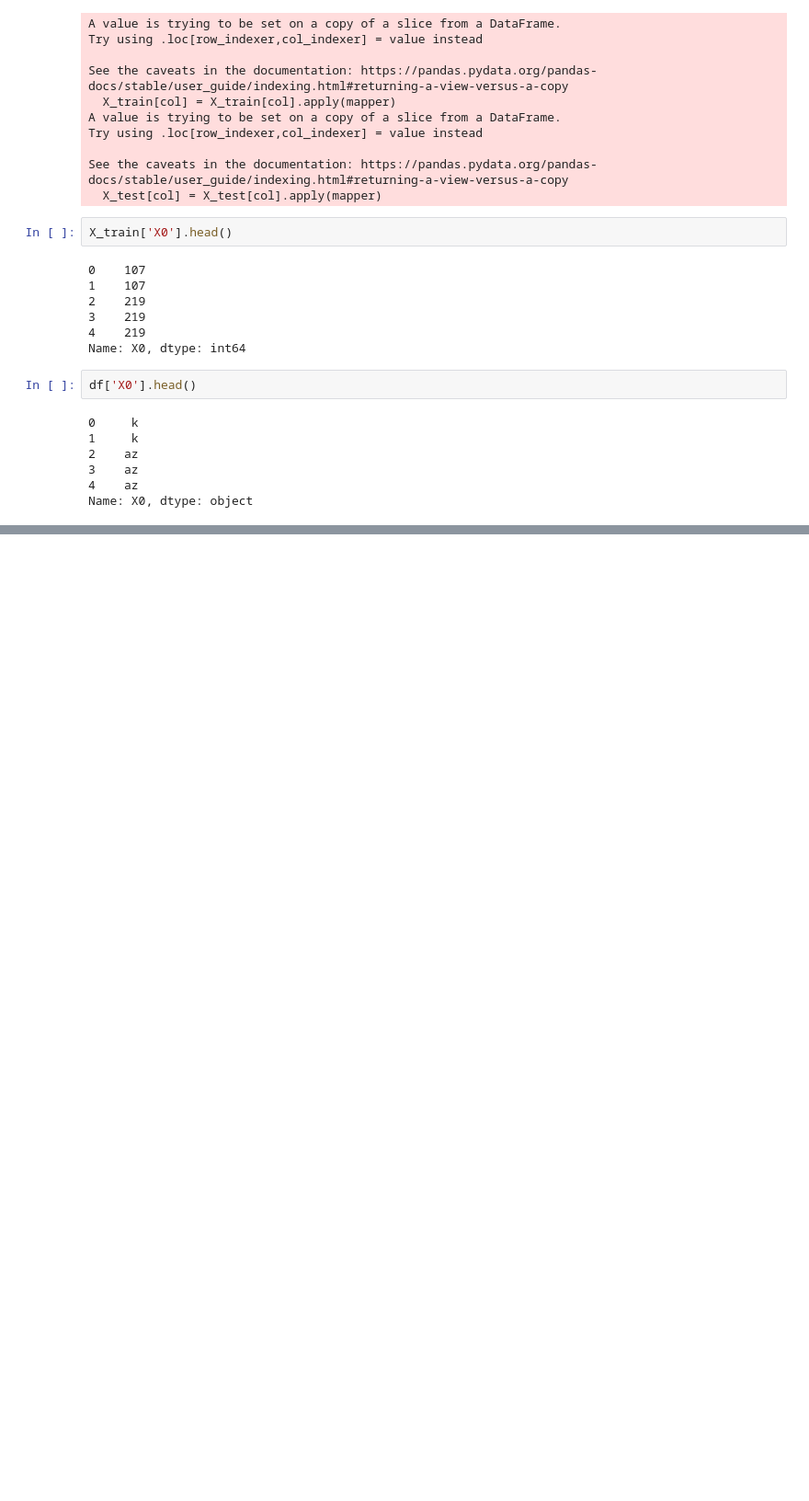
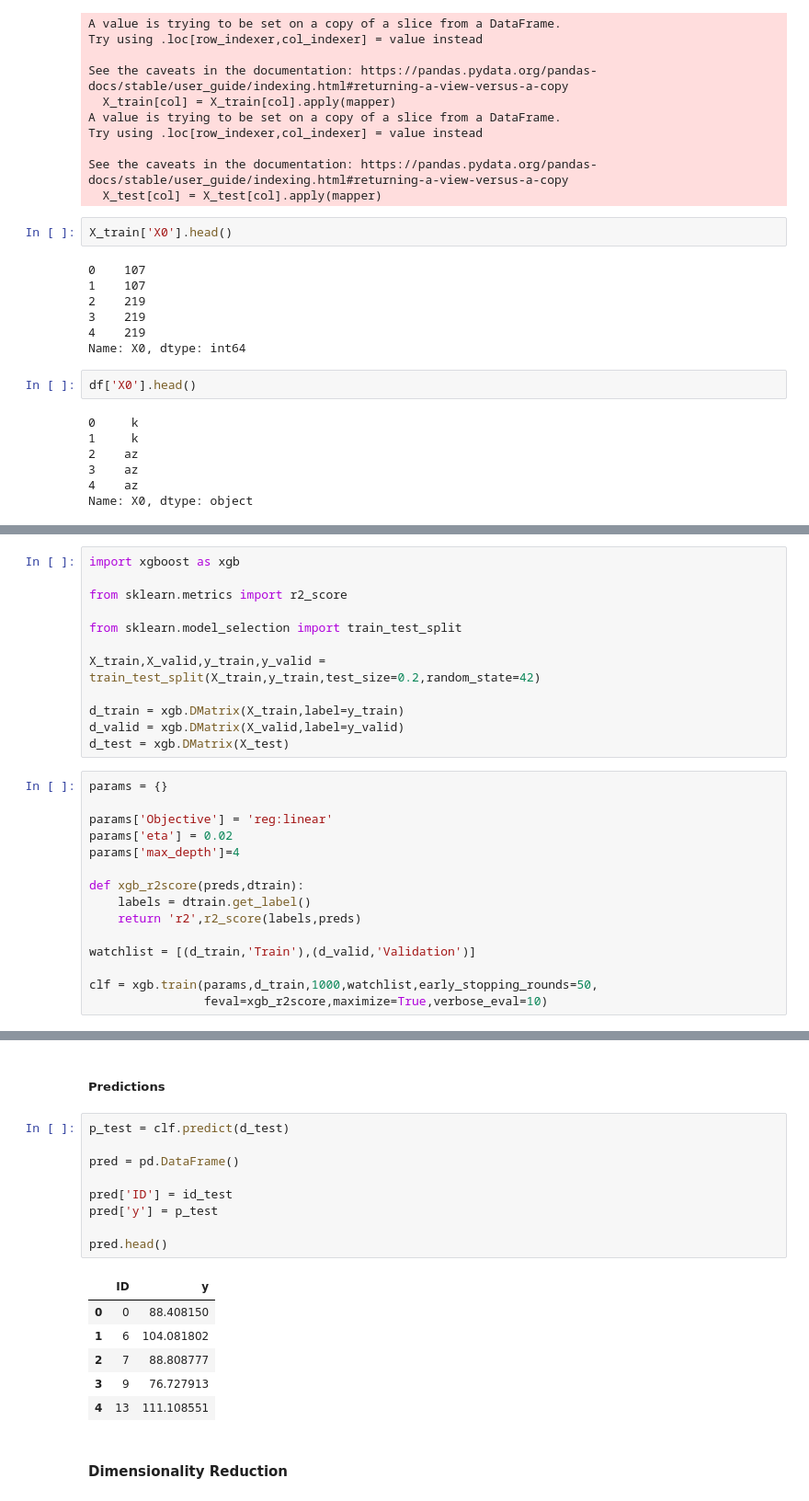
Before and after one commit to pksvv/fantastic-nano-pancake, a Jupyter notebook: MercedesBenzGreenerManufacturing.ipynb, the cells around one changed output, grey strips where cells are left out. Shown: that part at 92% size. Cells and saved outputs as stored; diff of their text form; blank space fills up the shorter version.

```diff
--- a/MercedesBenzGreenerManufacturing.ipynb
+++ b/MercedesBenzGreenerManufacturing.ipynb
@@ -182,0 +190,27 @@ Name: X0, dtype: object
+# %%
+import xgboost as xgb
+
+from sklearn.metrics import r2_score
+
+from sklearn.model_selection import train_test_split
+
+X_train,X_valid,y_train,y_valid = train_test_split(X_train,y_train,test_size=0.2,random_state=42)
+
+d_train = xgb.DMatrix(X_train,label=y_train)
+d_valid = xgb.DMatrix(X_valid,label=y_valid)
+d_test = xgb.DMatrix(X_test)
+# %%
+params = {}
+
+params['Objective'] = 'reg:linear'
+params['eta'] = 0.02
+params['max_depth']=4
+
+def xgb_r2score(preds,dtrain):
+    labels = dtrain.get_label()
+    return 'r2',r2_score(labels,preds)
+
+watchlist = [(d_train,'Train'),(d_valid,'Validation')]
+
+clf = xgb.train(params,d_train,1000,watchlist,early_stopping_rounds=50,
+                feval=xgb_r2score,maximize=True,verbose_eval=10)
@@ -182,0 +235,20 @@ Name: X0, dtype: object
+# %% [markdown]
+##### Predictions
+# %%
+p_test = clf.predict(d_test)
+
+pred = pd.DataFrame()
+
+pred['ID'] = id_test
+pred['y'] = p_test
+
+pred.head()
+# %% [output]
+|  | ID | y |
+| 0 | 0 | 88.408150 |
+| 1 | 6 | 104.081802 |
+| 2 | 7 | 88.808777 |
+| 3 | 9 | 76.727913 |
+| 4 | 13 | 111.108551 |
+# %% [markdown]
+#### Dimensionality Reduction
```
Also changed, not shown: parts of 7 cells of this notebook.
